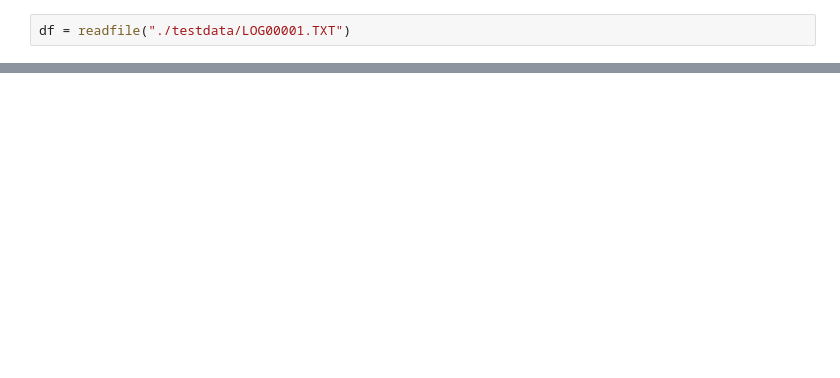
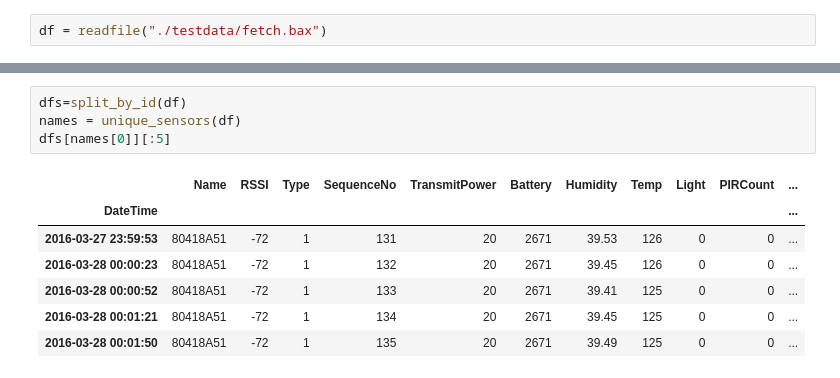
Before and after one commit to sjmf/reportgen, a Jupyter notebook: reporting.ipynb, the cells around one changed output, grey strips where cells are left out. Drawn from its saved outputs; the diff is of its cells as text; blank space fills up the shorter version.

```diff
--- a/reporting.ipynb
+++ b/reporting.ipynb
@@ -31,5 +34,5 @@ from datahandling import *
 # %%
-df = readfile("./testdata/LOG00001.TXT")
+df = readfile("./testdata/fetch.bax")
 # %%
 print(df.dtypes.index)
 print(unique_sensors(df))
@@ -75,0 +58,12 @@ DateTime
+# %%
+dfs=split_by_id(df)
+names = unique_sensors(df)
+dfs[names[0]][:5]
+# %% [output]
+|  | Name | RSSI | Type | SequenceNo | TransmitPower | Battery | Humidity | Temp | Light | PIRCount | ... |
+| DateTime |  |  |  |  |  |  |  |  |  |  | ... |
+| 2016-03-27 23:59:53 | 80418A51 | -72 | 1 | 131 | 20 | 2671 | 39.53 | 126 | 0 | 0 | ... |
+| 2016-03-28 00:00:23 | 80418A51 | -72 | 1 | 132 | 20 | 2671 | 39.45 | 126 | 0 | 0 | ... |
+| 2016-03-28 00:00:52 | 80418A51 | -72 | 1 | 133 | 20 | 2671 | 39.41 | 125 | 0 | 0 | ... |
+| 2016-03-28 00:01:21 | 80418A51 | -72 | 1 | 134 | 20 | 2671 | 39.45 | 125 | 0 | 0 | ... |
+| 2016-03-28 00:01:50 | 80418A51 | -72 | 1 | 135 | 20 | 2671 | 39.49 | 125 | 0 | 0 | ... |
```
Also changed, not shown: parts of 16 cells of this notebook, 1 other file.
